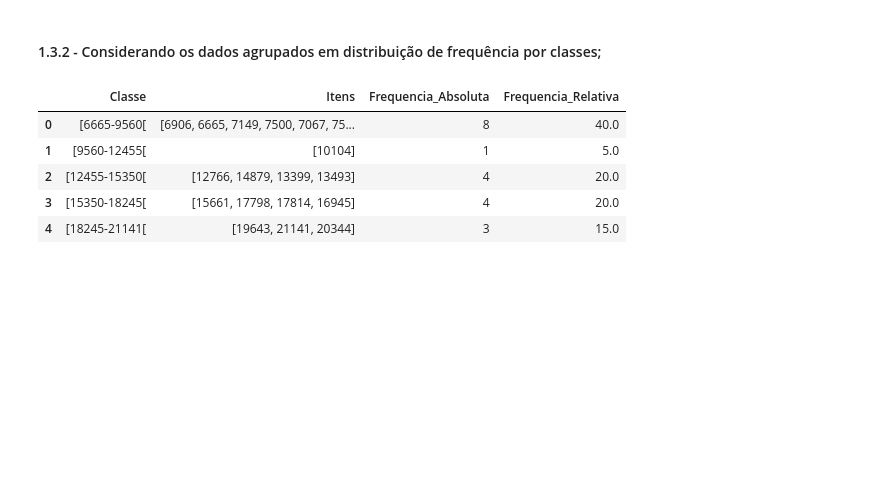
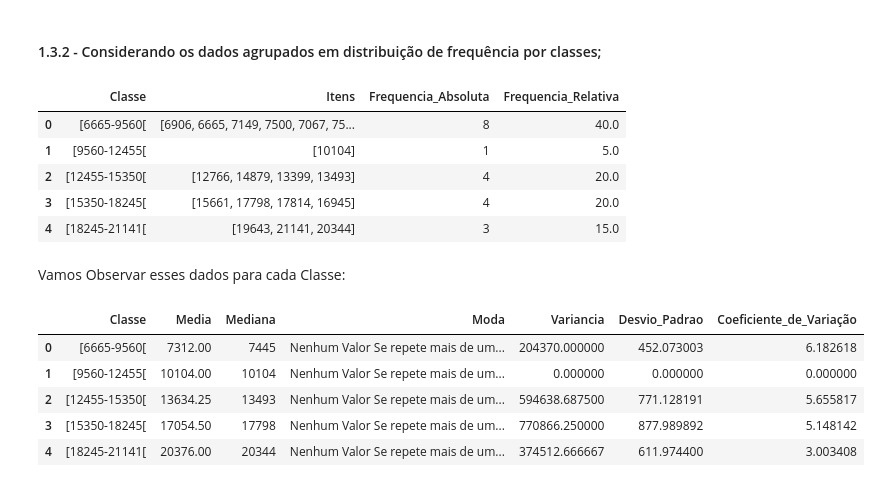
Before and after one commit to Beloin/N2-e-Presen-a-em-aula-24_Probest, a Jupyter notebook: T3.2. Atividade 2 .ipynb, the cells around one changed output. Cells and saved outputs as stored; diff of their text form; code cells hidden in the pictures; blank space fills up the shorter version.

```diff
--- a/T3.2. Atividade 2 .ipynb
+++ b/T3.2. Atividade 2 .ipynb
@@ -92,14 +100,26 @@ plt.plot(freq_dataframe.Classe, freq_dataframe.Frequencia_Absoluta)
 
 #### 1.3.1 - Considerando os dados não agrupados em distribuição de frequência por classes;
 # %%
-# Criação das funcções para fazer o cálculo posterior:
-
+# Criação das funções para fazer o cálculo posterior:
+import functools
 import math
 
 def funcao_mediana(arr = []):
     new_arr = [*arr]
     new_arr.sort()
     return new_arr[len(new_arr) // 2]
+
+def funcao_moda(arr = []):
+    new_Arr = [*arr]
+    new_Arr.sort()
+    mapper = {}
+    for item in new_Arr:
+        if mapper.get(item) == None: mapper[item] = 0
+        mapper[item] = mapper[item] + 1
+    toReturn = ('Nenhum Valor Se repete mais de uma vez', 1)
+    for value, repetions in mapper.items():
+        if repetions > toReturn[1]: toReturn = (value, repetions)
+    return toReturn[0]
 
 def funcao_media(arr = []):
     tam = len(arr)
@@ -144,3 +166,26 @@ freq_dataframe
 | 2 | [12455-15350[ | [12766, 14879, 13399, 13493] | 4 | 20.0 |
 | 3 | [15350-18245[ | [15661, 17798, 17814, 16945] | 4 | 20.0 |
 | 4 | [18245-21141[ | [19643, 21141, 20344] | 3 | 15.0 |
+# %% [markdown]
+Vamos Observar esses dados para cada Classe:
+# %%
+freq_params = {'Classe':[], 'Media': [], 'Mediana': [], 'Moda':[], 'Variancia': [], 'Desvio_Padrao':[], 'Coeficiente_de_Variação':[]}
+for index, classe in enumerate(freq_dataframe.Classe):
+    items = freq_dataframe.Itens[index]
+    freq_params['Classe'].append(classe)
+    freq_params['Media'].append(funcao_media(items))
+    freq_params['Mediana'].append(funcao_mediana(items))
+    freq_params['Moda'].append(funcao_moda(items))
+    freq_params['Variancia'].append(funcao_variancia(items))
+    freq_params['Desvio_Padrao'].append(funcao_desvio_padrao(items))
+    freq_params['Coeficiente_de_Variação'].append(funcao_coeficiente_variacao(items))
+
+freq_params_dataframe = pd.DataFrame(freq_params)
+freq_params_dataframe
+# %% [output]
+|  | Classe | Media | Mediana | Moda | Variancia | Desvio_Padrao | Coeficiente_de_Variação |
+| 0 | [6665-9560[ | 7312.00 | 7445 | Nenhum Valor Se repete mais de um... | 204370.000000 | 452.073003 | 6.182618 |
+| 1 | [9560-12455[ | 10104.00 | 10104 | Nenhum Valor Se repete mais de um... | 0.000000 | 0.000000 | 0.000000 |
+| 2 | [12455-15350[ | 13634.25 | 13493 | Nenhum Valor Se repete mais de um... | 594638.687500 | 771.128191 | 5.655817 |
+| 3 | [15350-18245[ | 17054.50 | 17798 | Nenhum Valor Se repete mais de um... | 770866.250000 | 877.989892 | 5.148142 |
+| 4 | [18245-21141[ | 20376.00 | 20344 | Nenhum Valor Se repete mais de um... | 374512.666667 | 611.974400 | 3.003408 |
```
Also changed, not shown: parts of 2 cells of this notebook, 1 other file.
